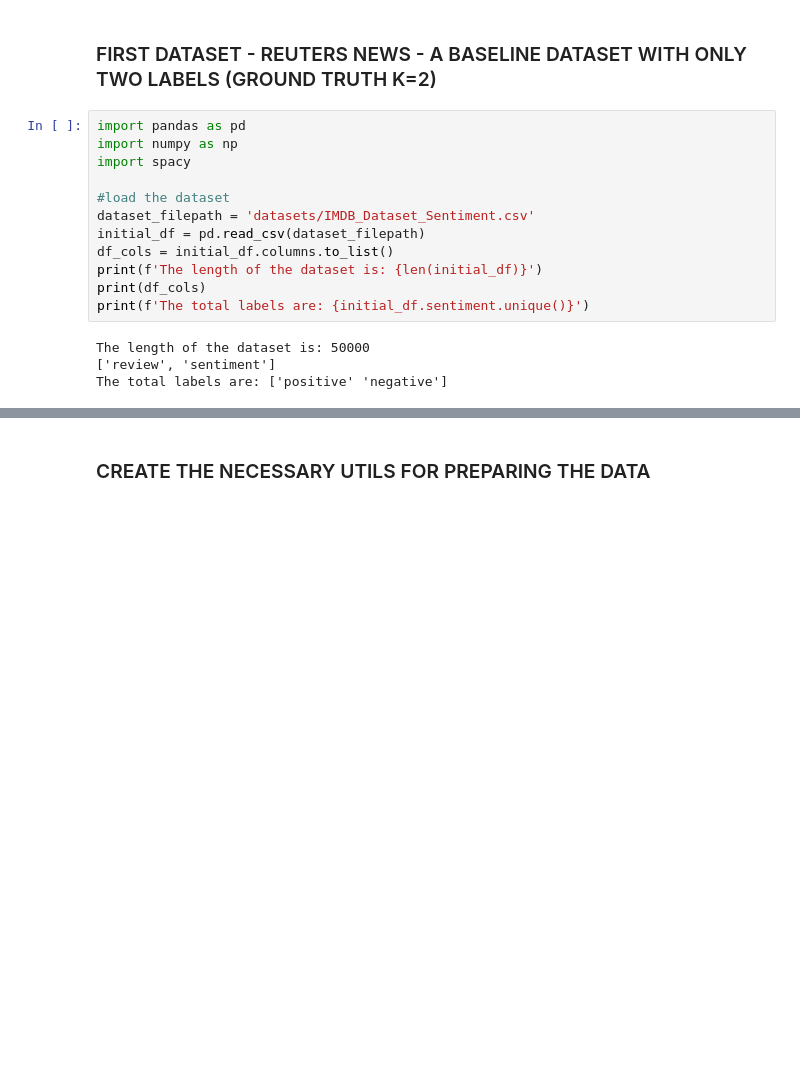
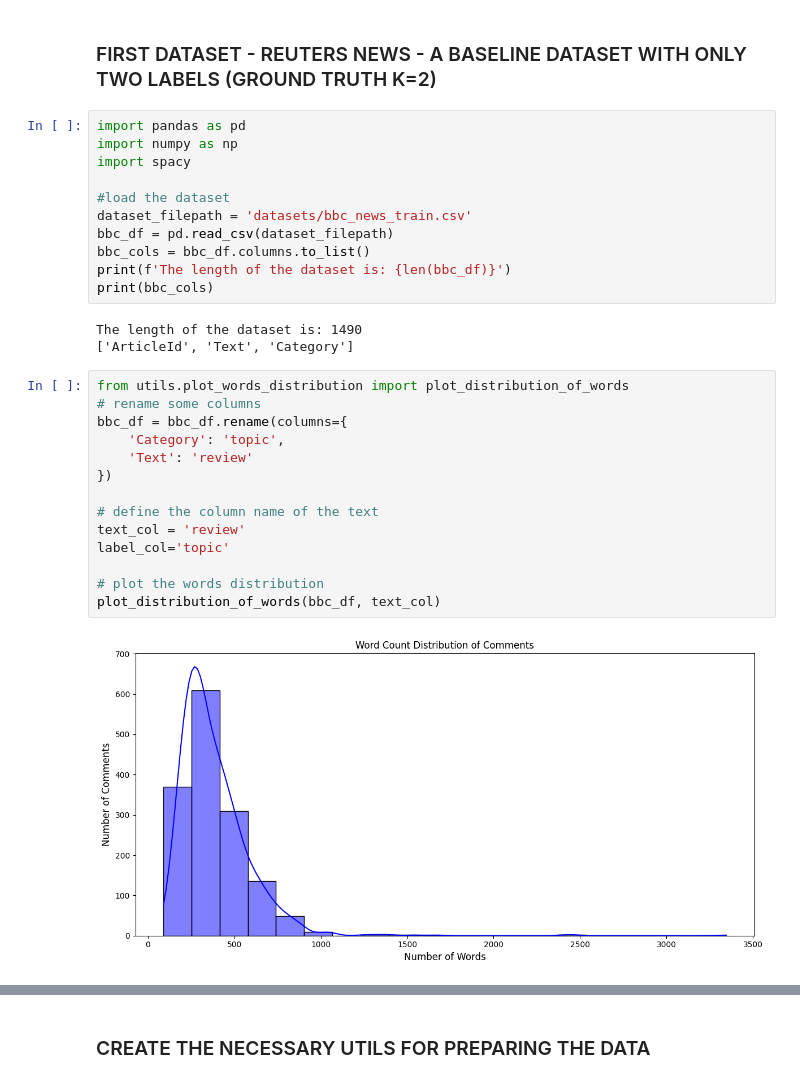
Before and after one commit to Rafimc13/LLM_Research_Topic_Modelling, a Jupyter notebook: Clustering_Techniques.ipynb, the cells around one changed output, grey strips where cells are left out. Cells and saved outputs as stored; diff of their text form; blank space fills up the shorter version.

```diff
--- a/Clustering_Techniques.ipynb
+++ b/Clustering_Techniques.ipynb
@@ -10,13 +10,27 @@ import numpy as np
 import spacy
 
 #load the dataset
-dataset_filepath = 'datasets/IMDB_Dataset_Sentiment.csv'
-initial_df = pd.read_csv(dataset_filepath)
-df_cols = initial_df.columns.to_list()
-print(f'The length of the dataset is: {len(initial_df)}')
-print(df_cols)
-print(f'The total labels are: {initial_df.sentiment.unique()}')
+dataset_filepath = 'datasets/bbc_news_train.csv'
+bbc_df = pd.read_csv(dataset_filepath)
+bbc_cols = bbc_df.columns.to_list()
+print(f'The length of the dataset is: {len(bbc_df)}')
+print(bbc_cols)
 # %% [output]
-The length of the dataset is: 50000
-['review', 'sentiment']
-The total labels are: ['positive' 'negative']
+The length of the dataset is: 1490
+['ArticleId', 'Text', 'Category']
+# %%
+from utils.plot_words_distribution import plot_distribution_of_words
+# rename some columns
+bbc_df = bbc_df.rename(columns={
+    'Category': 'topic',
+    'Text': 'review'
+})
+
+# define the column name of the text
+text_col = 'review'
+label_col='topic'
+
+# plot the words distribution
+plot_distribution_of_words(bbc_df, text_col)
+# %% [output]
+[figure, added]
```
Also changed, not shown: parts of 38 cells of this notebook, 20 other files.
